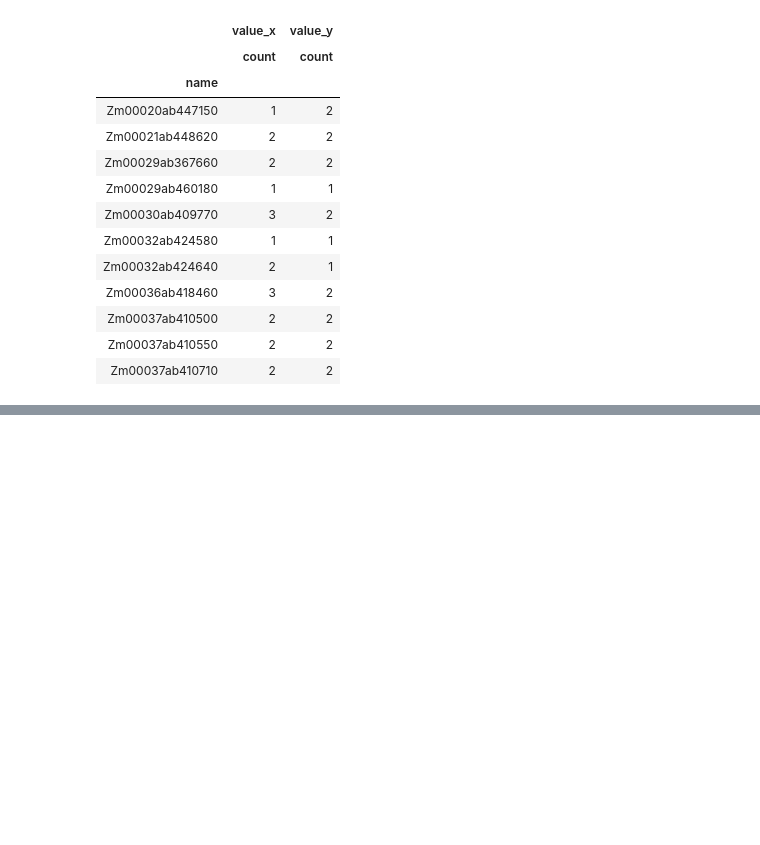
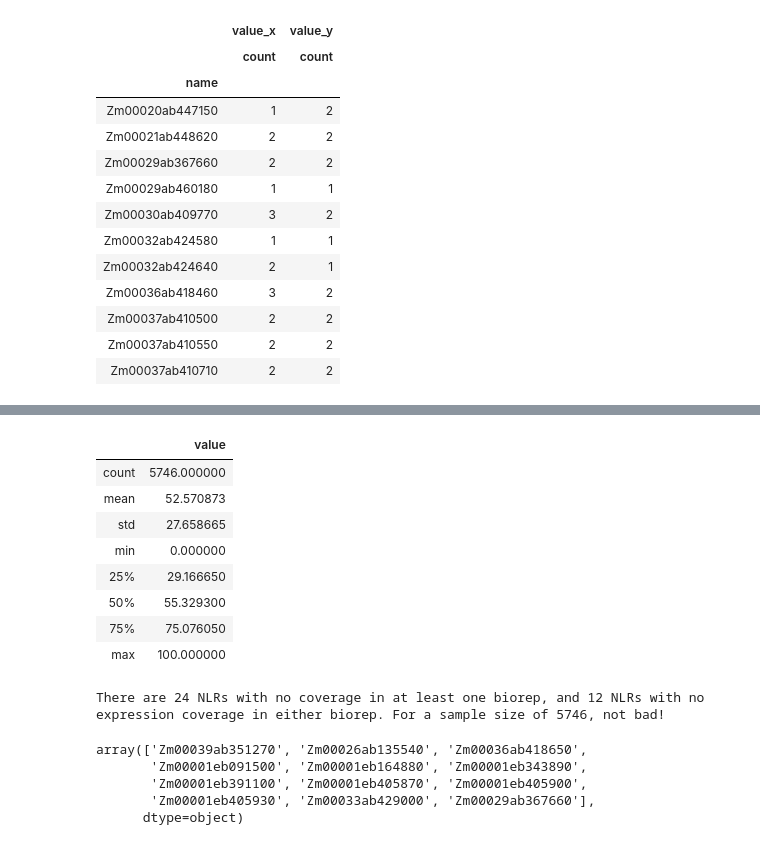
Before and after one commit to chandlersutherland/e16, a Jupyter notebook: NLR_coverage.ipynb, the cells around one changed output, grey strips where cells are left out. Drawn from its saved outputs; the diff is of its cells as text; code cells hidden in the pictures; blank space fills up the shorter version.

```diff
--- a/NLR_coverage.ipynb
+++ b/NLR_coverage.ipynb
@@ -263,0 +334,37 @@ no_data
+# %%
+cov_poly=for_plot2_poly[for_plot2_poly['variable'] == 'coverage']
+cov_poly.describe()
+# %% [output]
+|  | value |
+| count | 5746.000000 |
+| mean | 52.570873 |
+| std | 27.658665 |
+| min | 0.000000 |
+| 25% | 29.166650 |
+| 50% | 55.329300 |
+| 75% | 75.076050 |
+| max | 100.000000 |
+# %%
+#in any biorep, who has no coverage?
+zero_club_poly=cov_poly[cov_poly['value'] == 0]
+zero_count_poly=len(zero_club_poly)
+zp=zero_club_poly.groupby(['accession','rep']).agg({'value':['count']}).reset_index()
+
+#who never has any coverage?
+ghosts_poly=zero_club_poly.groupby(['name', 'accession']).count()
+ghosts_poly[ghosts_poly['rep'] > 1]
+ghost_count_poly=len(ghosts_poly)
+
+sample_size_poly=len(cov_poly)
+
+print("There are "+str(zero_count_poly)+" NLRs with no coverage in at least one biorep, and "+str(ghost_count_poly)+" NLRs with no expression coverage in either biorep. For a sample size of "+str(sample_size_poly)+", not bad!")
+# %% [output]
+There are 24 NLRs with no coverage in at least one biorep, and 12 NLRs with no expression coverage in either biorep. For a sample size of 5746, not bad!
+# %%
+zero_club_poly['name'].unique()
+# %% [output]
+array(['Zm00039ab351270', 'Zm00026ab135540', 'Zm00036ab418650',
+       'Zm00001eb091500', 'Zm00001eb164880', 'Zm00001eb343890',
+       'Zm00001eb391100', 'Zm00001eb405870', 'Zm00001eb405900',
+       'Zm00001eb405930', 'Zm00033ab429000', 'Zm00029ab367660'],
+      dtype=object)
```
Also changed, not shown: parts of 4 cells of this notebook.
